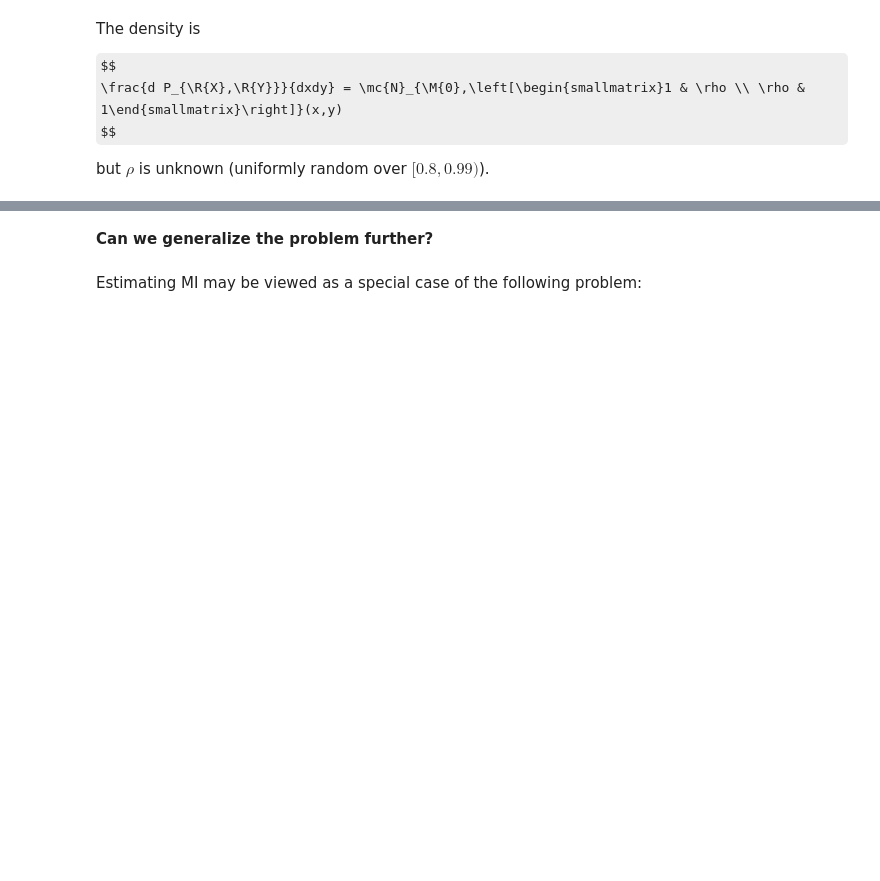
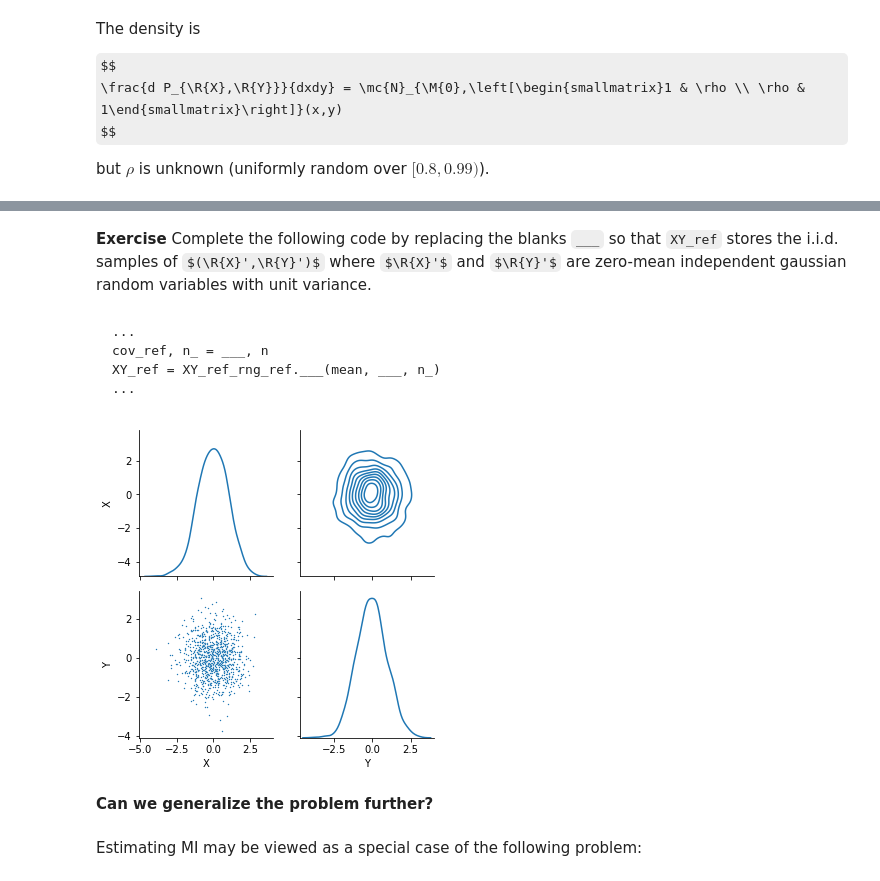
Before and after one commit to ccha23/miml, a Jupyter notebook: part1/variational.ipynb, the cells around one changed output, grey strips where cells are left out. Drawn from its saved outputs; the diff is of its cells as text; code cells hidden in the pictures; some formulas as TeX source; blank space fills up the shorter version.

````diff
--- a/part1/variational.ipynb
+++ b/part1/variational.ipynb
@@ -94,3 +161,23 @@ but $\rho$ is unknown (uniformly random over $[0.8,0.99)$).
+# %% [markdown]
+**Exercise** Complete the following code by replacing the blanks `___` so that `XY_ref` stores the i.i.d. samples of $(\R{X}',\R{Y}')$ where $\R{X}'$ and $\R{Y}'$ are zero-mean independent gaussian random variables with unit variance.
+# %% [markdown]
+```Python
+...
+cov_ref, n_ = ___, n
+XY_ref = XY_ref_rng_ref.___(mean, ___, n_)
+...
+```
+# %%
+XY_ref_rng = np.random.default_rng(SEED)
+### BEGIN SOLUTION
+cov_ref, n_ = [[1, 0], [0, 1]], n
+XY_ref = XY_ref_rng.multivariate_normal(mean, cov_ref, n_)
+### END SOLUTION
+XY_ref_df = pd.DataFrame(XY_ref, columns=["X", "Y"])
+plot_samples_with_kde(XY_ref_df)
+plt.show()
+# %% [output]
+[figure, added]
 # %% [markdown]
 **Can we generalize the problem further?**
 # %% [markdown]
````
Also changed, not shown: parts of 48 cells of this notebook, 5 other files.
